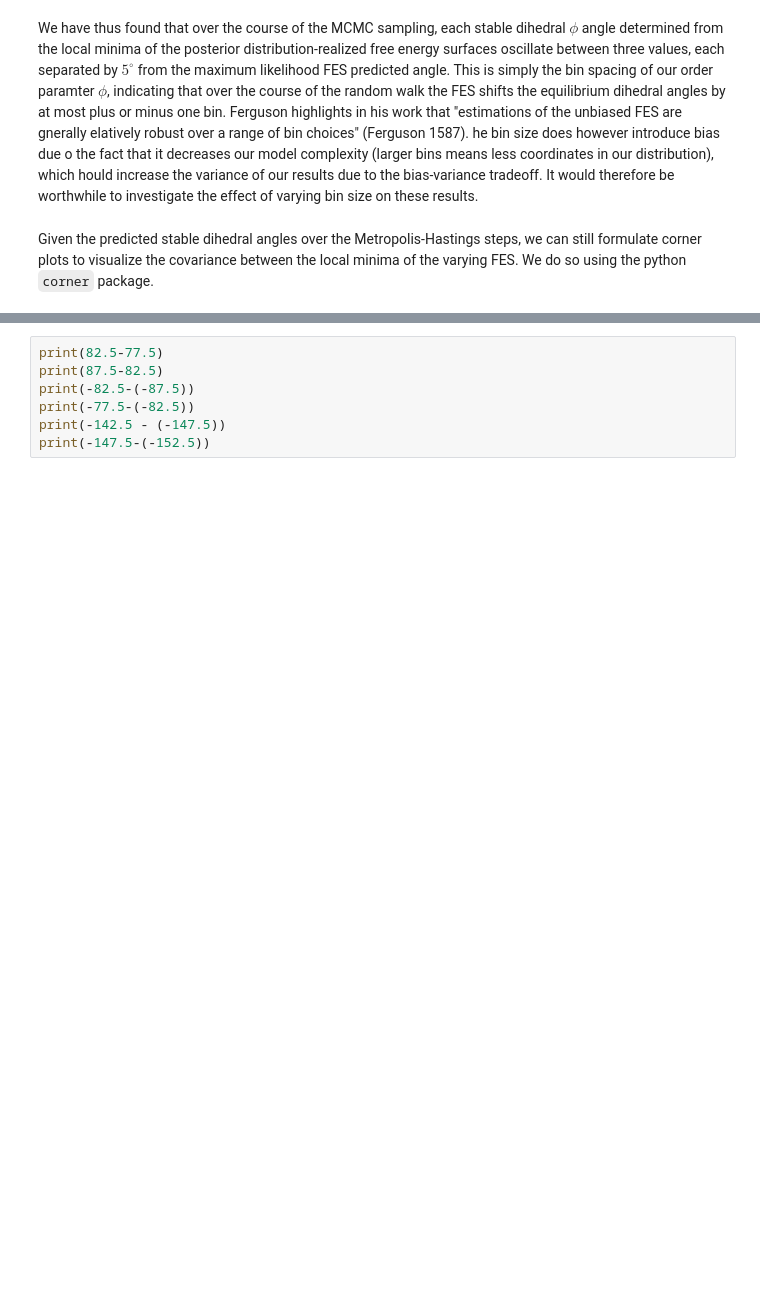
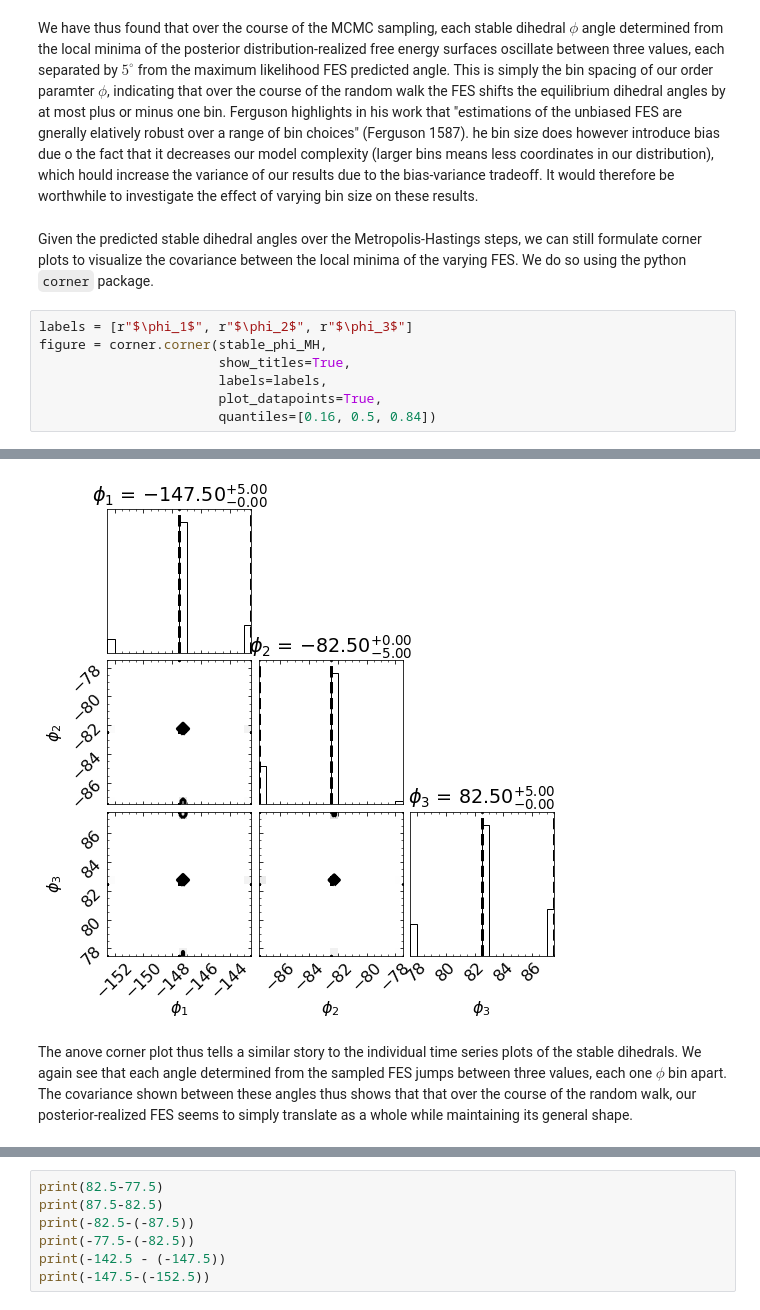
Before and after one commit to jsheppard95/bayeswham_python, a Jupyter notebook: PHYS240_Final_JacksonSheppard.ipynb, the cells around one changed output, grey strips where cells are left out. Drawn from its saved outputs; the diff is of its cells as text; blank space fills up the shorter version.

```diff
--- a/PHYS240_Final_JacksonSheppard.ipynb
+++ b/PHYS240_Final_JacksonSheppard.ipynb
@@ -747,3 +765,11 @@ worthwhile to investigate the effect of varying bin size on these results.
 Given the predicted stable dihedral angles over the Metropolis-Hastings steps, we can still formulate corner plots
 to visualize the covariance between the local minima of the varying FES. We do so using the python `corner`
 package.
+# %%
+labels = [r"$\phi_1$", r"$\phi_2$", r"$\phi_3$"]
+figure = corner.corner(stable_phi_MH,
+                       show_titles=True,
+                       labels=labels,
+                       plot_datapoints=True,
+                       quantiles=[0.16, 0.5, 0.84])
+# %% [output]
@@ -749,0 +779,6 @@ package.
+[figure, added]
+# %% [markdown]
+The anove corner plot thus tells a similar story to the individual time series plots of the stable dihedrals.
+We again see that each angle determined from the sampled FES jumps between three values, each one $\phi$ bin
+apart. The covariance shown between these angles thus shows that that over the course of the random walk, our
+posterior-realized FES seems to simply translate as a whole while maintaining its general shape.
```
Also changed, not shown: parts of 15 cells of this notebook, 1 other file.
